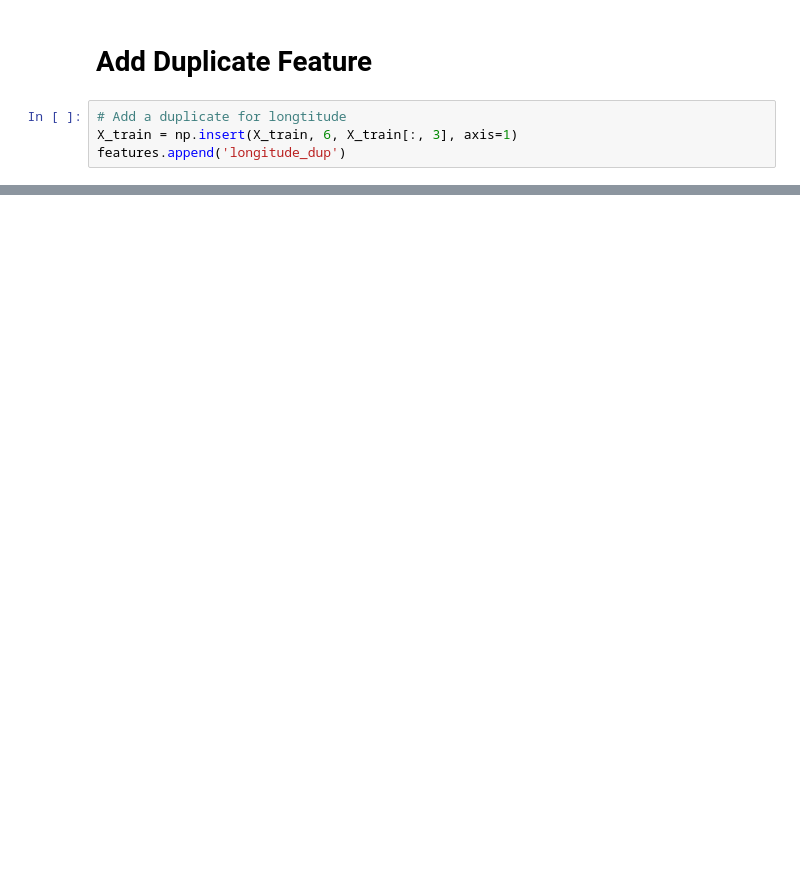
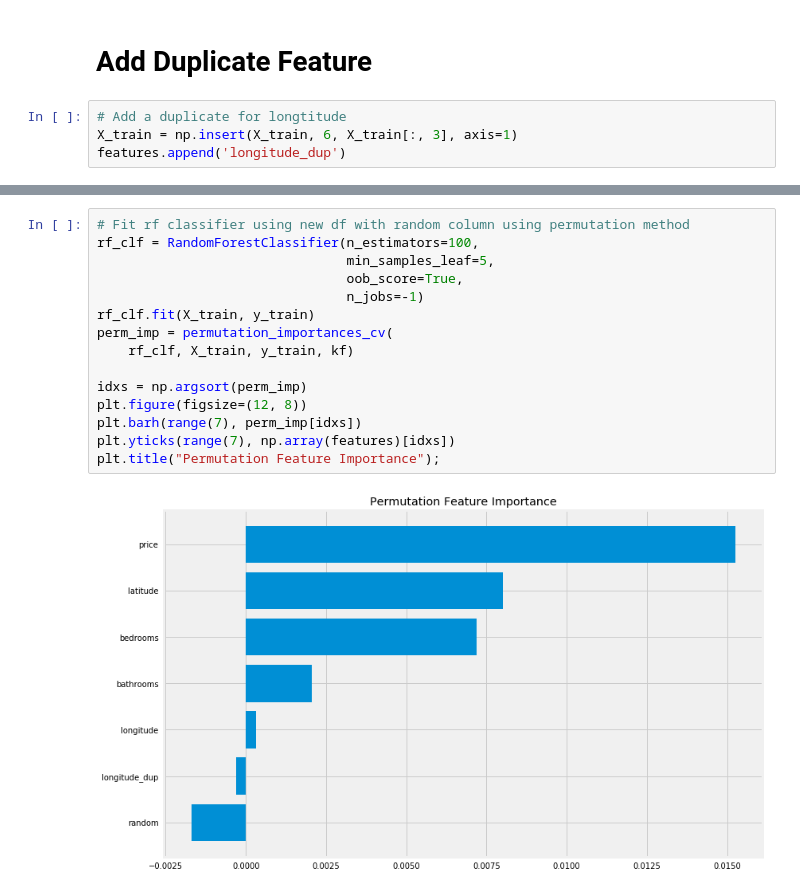
Before and after one commit to ImadDabbura/ml-zoo, a Jupyter notebook: notebooks/Feature Importances.ipynb, the cells around one changed output, grey strips where cells are left out. Saved outputs shown, nothing was run; the diff lists cells and outputs as text; blank space fills up the shorter version.

Commit message:
Added cv to feature importances

```diff
--- a/notebooks/Feature Importances.ipynb
+++ b/notebooks/Feature Importances.ipynb
@@ -162,0 +165,17 @@ plt.title("Permutation Feature Importance");
+# %%
+# Fit rf classifier using new df with random column using permutation method
+rf_clf = RandomForestClassifier(n_estimators=100,
+                                min_samples_leaf=5,
+                                oob_score=True,
+                                n_jobs=-1)
+rf_clf.fit(X_train, y_train)
+perm_imp = permutation_importances_cv(
+    rf_clf, X_train, y_train, kf)
+
+idxs = np.argsort(perm_imp)
+plt.figure(figsize=(12, 8))
+plt.barh(range(7), perm_imp[idxs])
+plt.yticks(range(7), np.array(features)[idxs])
+plt.title("Permutation Feature Importance");
+# %% [output]
+[figure, added]
```
Also changed, not shown: parts of 8 cells of this notebook, 1 other file.
